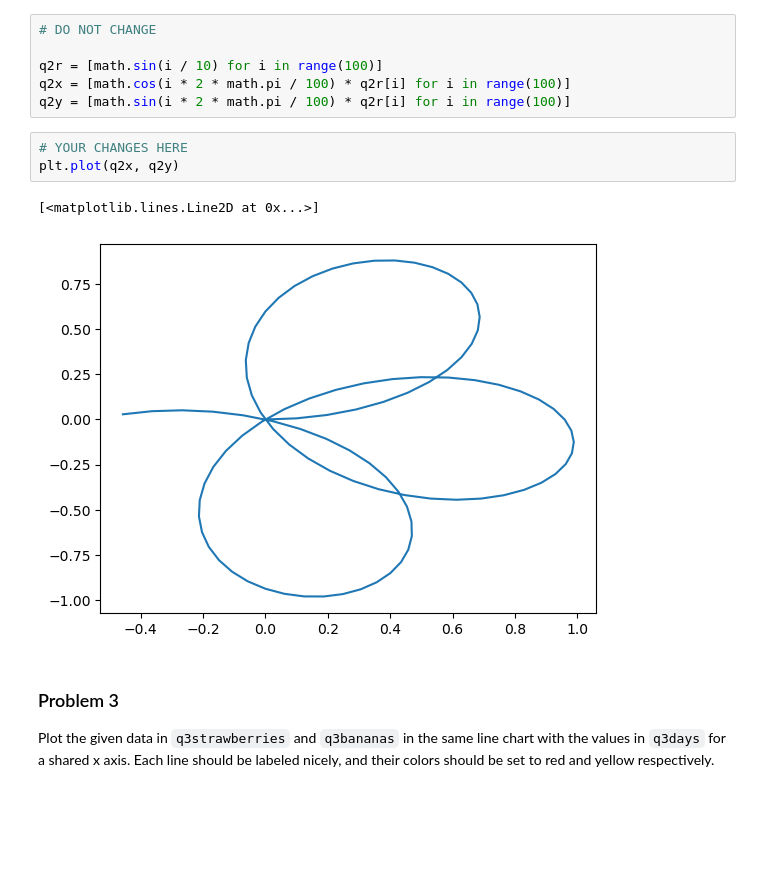
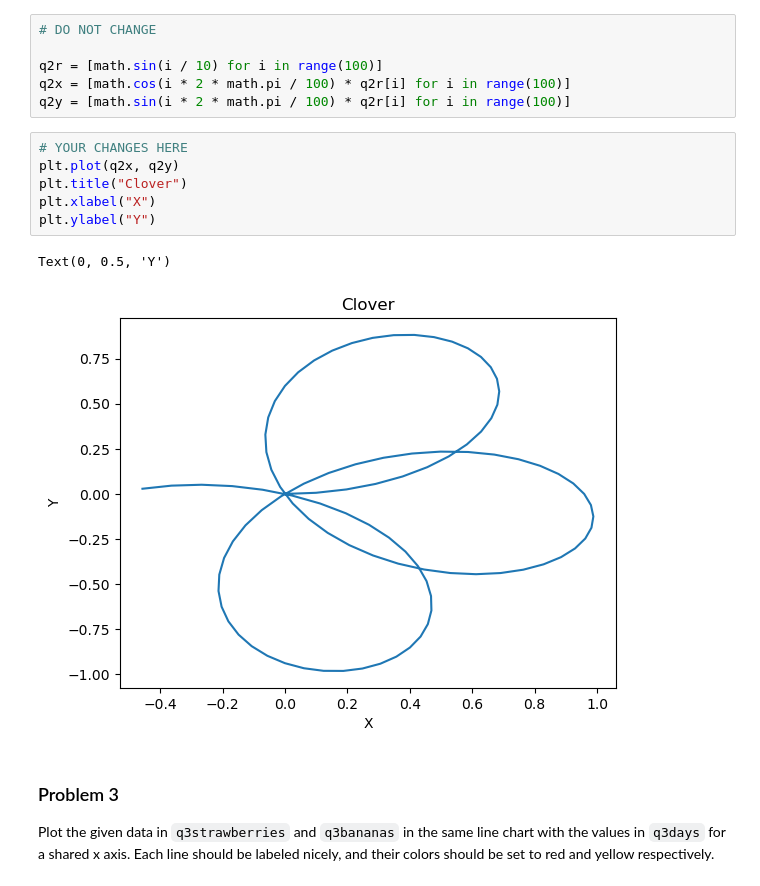
Before and after one commit to calebhadley1/dx602-homework-05, a Jupyter notebook: homework.ipynb, the cells around one changed output. Drawn from its saved outputs; the diff is of its cells as text; blank space fills up the shorter version.

```diff
--- a/homework.ipynb
+++ b/homework.ipynb
@@ -93,9 +96,12 @@ q2y = [math.sin(i * 2 * math.pi / 100) * q2r[i] for i in range(100)]
 # %%
 # YOUR CHANGES HERE
 plt.plot(q2x, q2y)
+plt.title("Clover")
+plt.xlabel("X")
+plt.ylabel("Y")
 # %% [output]
-[<matplotlib.lines.Line2D at 0x...>]
+Text(0, 0.5, 'Y')
-[figure, old version]
+[figure, new version]
 # %% [markdown]
 ### Problem 3
 
```
Also changed, not shown: parts of 23 cells of this notebook, 1 other file.
